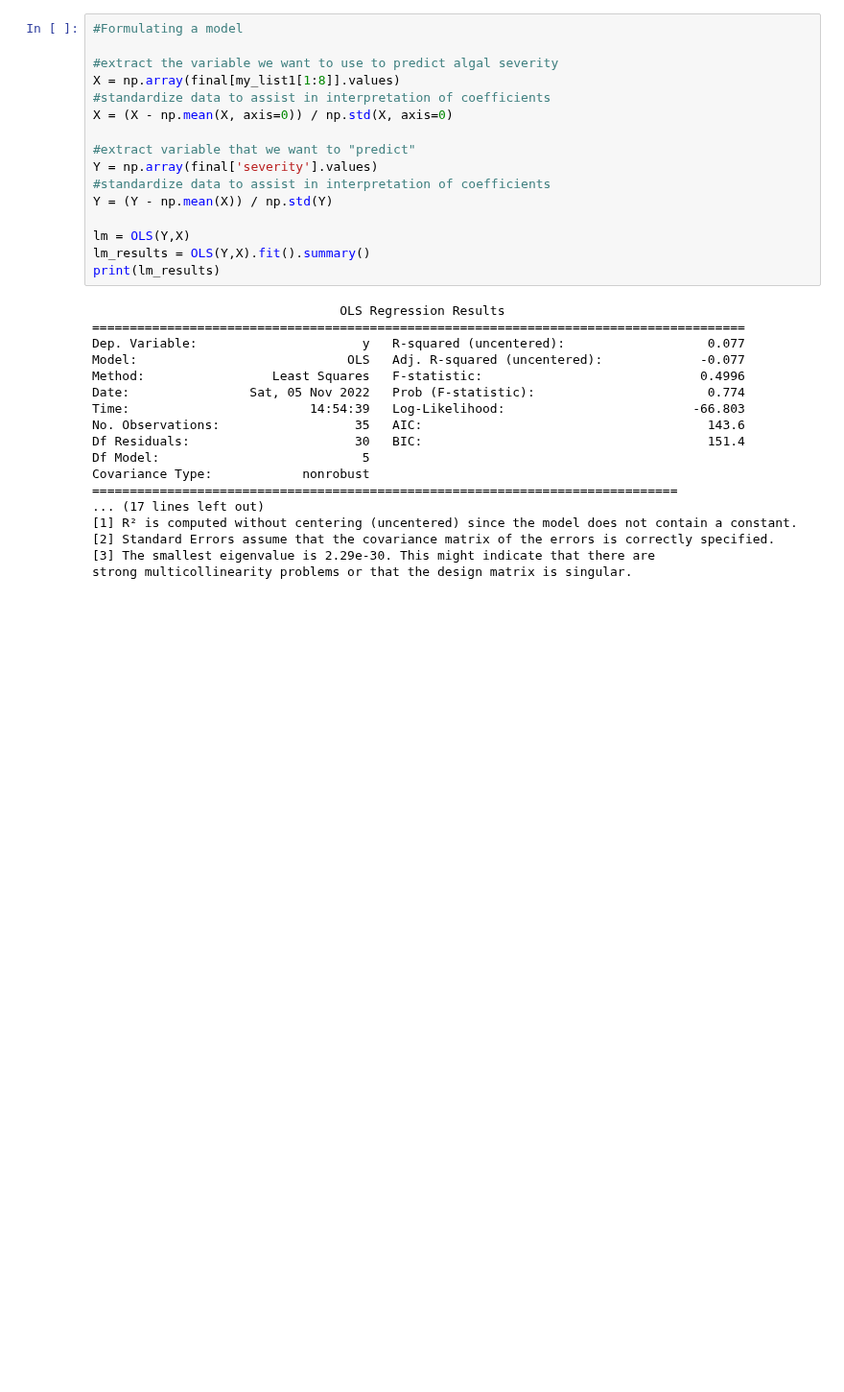
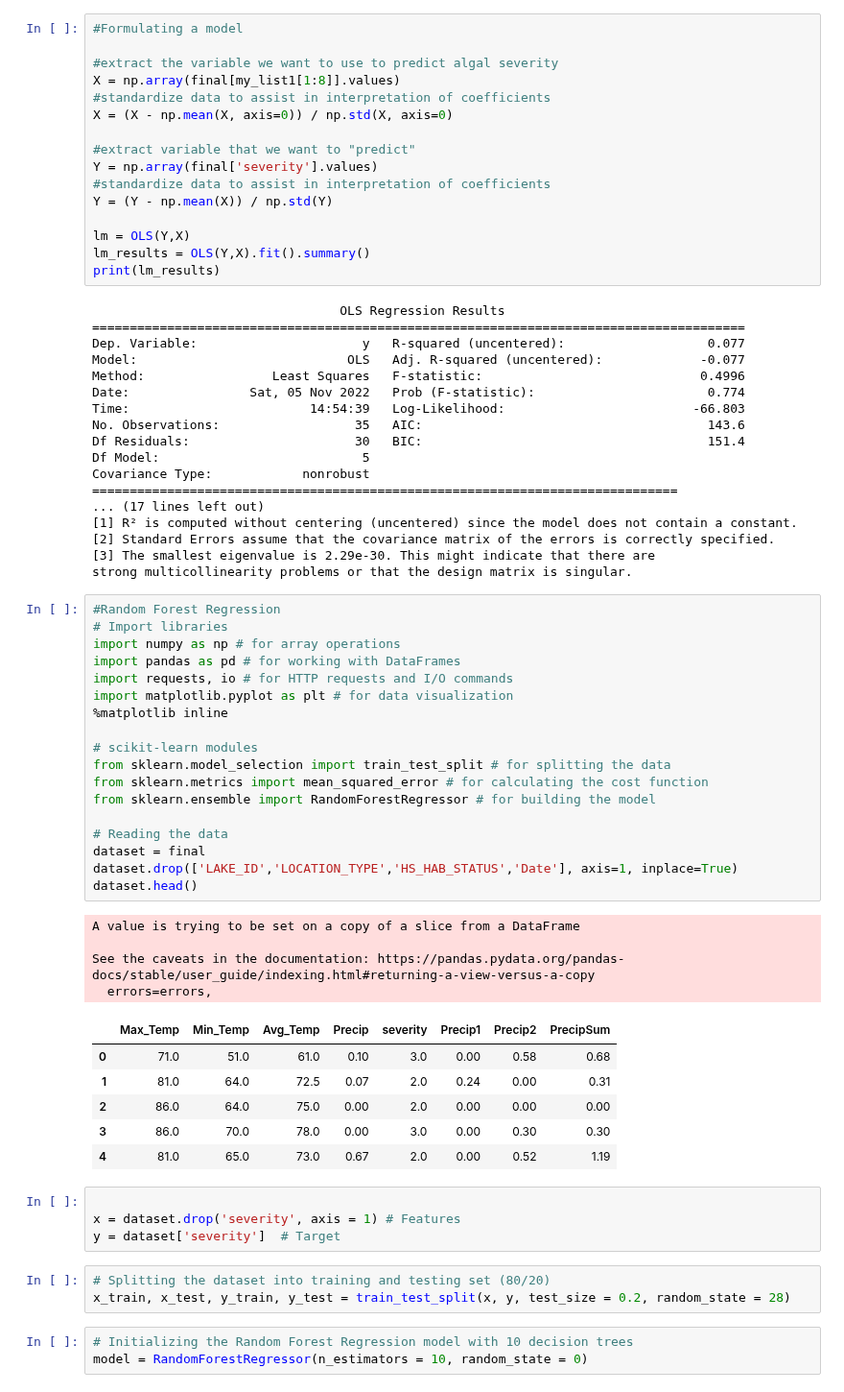
Before and after one commit to ChrisHarvey21/HABs, a Jupyter notebook: HABs.ipynb, the cells around one changed output. Shown at 96% size. Drawn from its saved outputs; the diff is of its cells as text; blank space fills up the shorter version.

```diff
--- a/HABs.ipynb
+++ b/HABs.ipynb
@@ -311,3 +311,42 @@ Covariance Type:            nonrobust
 [2] Standard Errors assume that the covariance matrix of the errors is correctly specified.
 [3] The smallest eigenvalue is 2.29e-30. This might indicate that there are
 strong multicollinearity problems or that the design matrix is singular.
+# %%
+#Random Forest Regression
+# Import libraries
+import numpy as np # for array operations
+import pandas as pd # for working with DataFrames
+import requests, io # for HTTP requests and I/O commands
+import matplotlib.pyplot as plt # for data visualization
+%matplotlib inline
+
+# scikit-learn modules
+from sklearn.model_selection import train_test_split # for splitting the data
+from sklearn.metrics import mean_squared_error # for calculating the cost function
+from sklearn.ensemble import RandomForestRegressor # for building the model
+
+# Reading the data
+dataset = final
+dataset.drop(['LAKE_ID','LOCATION_TYPE','HS_HAB_STATUS','Date'], axis=1, inplace=True)
+dataset.head()
+# %% [output]
+A value is trying to be set on a copy of a slice from a DataFrame
+
+See the caveats in the documentation: https://pandas.pydata.org/pandas-docs/stable/user_guide/indexing.html#returning-a-view-versus-a-copy
+  errors=errors,
+|  | Max_Temp | Min_Temp | Avg_Temp | Precip | severity | Precip1 | Precip2 | PrecipSum |
+| 0 | 71.0 | 51.0 | 61.0 | 0.10 | 3.0 | 0.00 | 0.58 | 0.68 |
+| 1 | 81.0 | 64.0 | 72.5 | 0.07 | 2.0 | 0.24 | 0.00 | 0.31 |
+| 2 | 86.0 | 64.0 | 75.0 | 0.00 | 2.0 | 0.00 | 0.00 | 0.00 |
+| 3 | 86.0 | 70.0 | 78.0 | 0.00 | 3.0 | 0.00 | 0.30 | 0.30 |
+| 4 | 81.0 | 65.0 | 73.0 | 0.67 | 2.0 | 0.00 | 0.52 | 1.19 |
+# %%
+
+x = dataset.drop('severity', axis = 1) # Features
+y = dataset['severity']  # Target
+# %%
+# Splitting the dataset into training and testing set (80/20)
+x_train, x_test, y_train, y_test = train_test_split(x, y, test_size = 0.2, random_state = 28)
+# %%
+# Initializing the Random Forest Regression model with 10 decision trees
+model = RandomForestRegressor(n_estimators = 10, random_state = 0)
```
Also changed, not shown: parts of 2 cells of this notebook.
